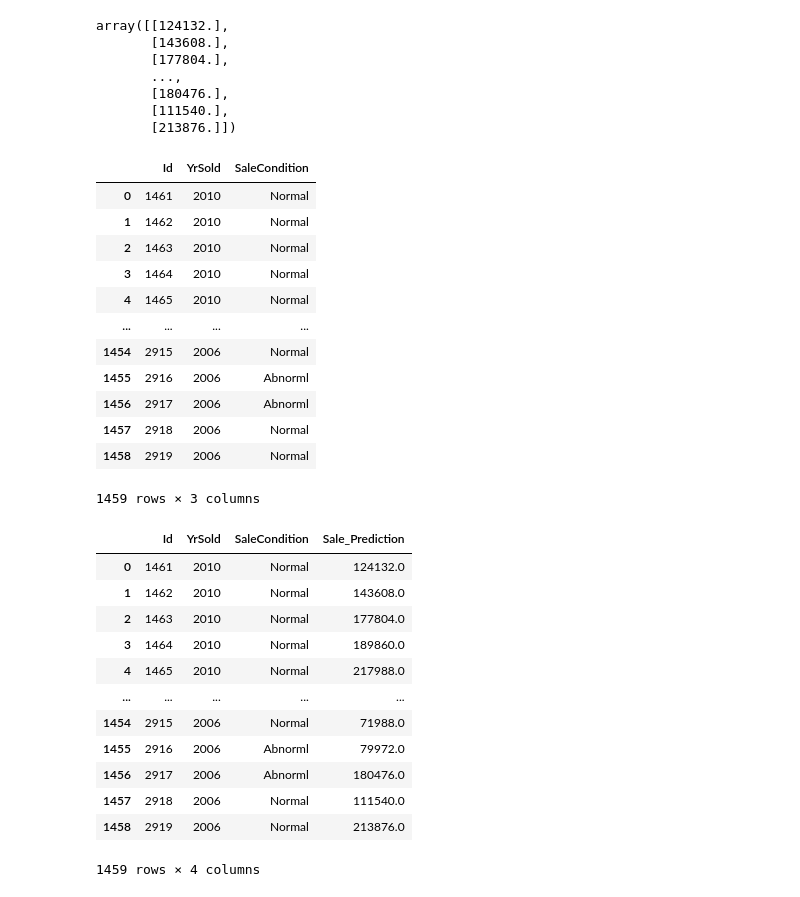
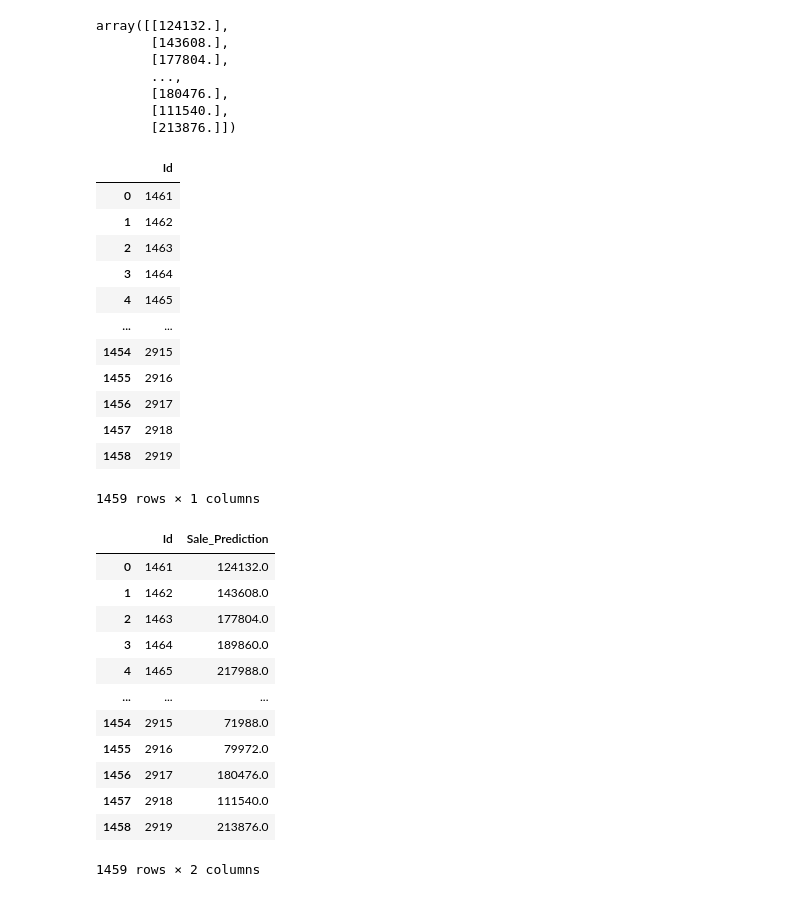
Before and after one commit to JagtapT/VS-code-6pm-weekend, a Jupyter notebook: Regression Project/ForwardSelection.ipynb, the cells around one changed output. Drawn from its saved outputs; the diff is of its cells as text; code cells hidden in the pictures.

```diff
--- a/Regression Project/ForwardSelection.ipynb
+++ b/Regression Project/ForwardSelection.ipynb
@@ -470,37 +470,37 @@ array([[124132.],
        [111540.],
        [213876.]])
 # %%
-df_final = xnew[['Id', 'YrSold', 'SaleCondition']]
+df_final = xnew[['Id']]
 df_final
 # %% [output]
-|  | Id | YrSold | SaleCondition |
-| 0 | 1461 | 2010 | Normal |
-| 1 | 1462 | 2010 | Normal |
-| 2 | 1463 | 2010 | Normal |
-| 3 | 1464 | 2010 | Normal |
-| 4 | 1465 | 2010 | Normal |
-| ... | ... | ... | ... |
-| 1454 | 2915 | 2006 | Normal |
-| 1455 | 2916 | 2006 | Abnorml |
-| 1456 | 2917 | 2006 | Abnorml |
-| 1457 | 2918 | 2006 | Normal |
-| 1458 | 2919 | 2006 | Normal |
+|  | Id |
+| 0 | 1461 |
+| 1 | 1462 |
+| 2 | 1463 |
+| 3 | 1464 |
+| 4 | 1465 |
+| ... | ... |
+| 1454 | 2915 |
+| 1455 | 2916 |
+| 1456 | 2917 |
+| 1457 | 2918 |
+| 1458 | 2919 |
-1459 rows × 3 columns
+1459 rows × 1 columns
 # %%
 df_final['Sale_Prediction'] = preds
 df_final
 # %% [output]
-|  | Id | YrSold | SaleCondition | Sale_Prediction |
-| 0 | 1461 | 2010 | Normal | 124132.0 |
-| 1 | 1462 | 2010 | Normal | 143608.0 |
-| 2 | 1463 | 2010 | Normal | 177804.0 |
-| 3 | 1464 | 2010 | Normal | 189860.0 |
-| 4 | 1465 | 2010 | Normal | 217988.0 |
-| ... | ... | ... | ... | ... |
-| 1454 | 2915 | 2006 | Normal | 71988.0 |
-| 1455 | 2916 | 2006 | Abnorml | 79972.0 |
-| 1456 | 2917 | 2006 | Abnorml | 180476.0 |
-| 1457 | 2918 | 2006 | Normal | 111540.0 |
-| 1458 | 2919 | 2006 | Normal | 213876.0 |
+|  | Id | Sale_Prediction |
+| 0 | 1461 | 124132.0 |
+| 1 | 1462 | 143608.0 |
+| 2 | 1463 | 177804.0 |
+| 3 | 1464 | 189860.0 |
+| 4 | 1465 | 217988.0 |
+| ... | ... | ... |
+| 1454 | 2915 | 71988.0 |
+| 1455 | 2916 | 79972.0 |
+| 1456 | 2917 | 180476.0 |
+| 1457 | 2918 | 111540.0 |
+| 1458 | 2919 | 213876.0 |
-1459 rows × 4 columns
+1459 rows × 2 columns
 # %%
```
Also changed, not shown: parts of 1 cell of this notebook, 4 other files.
